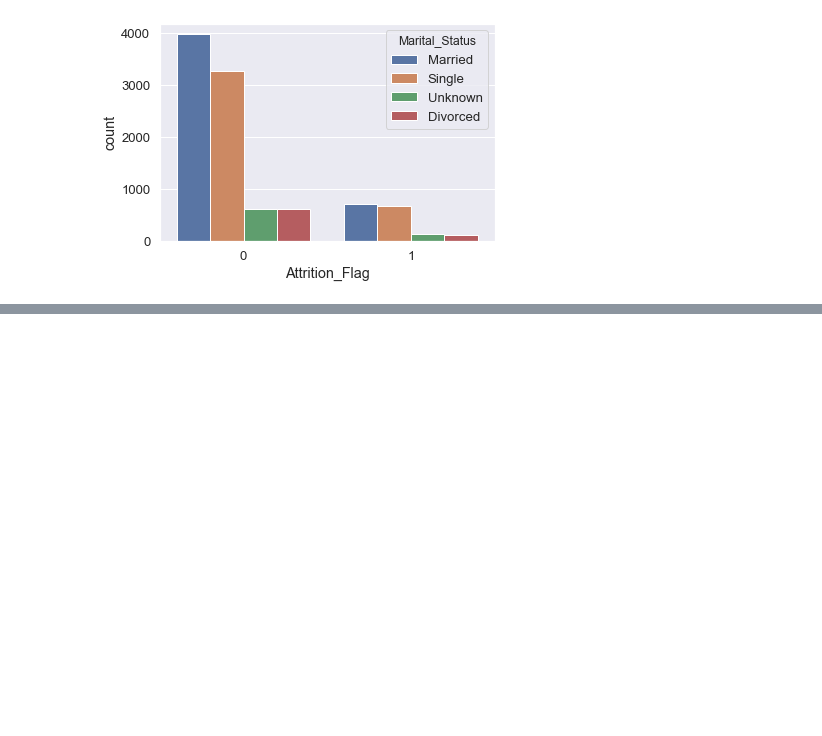
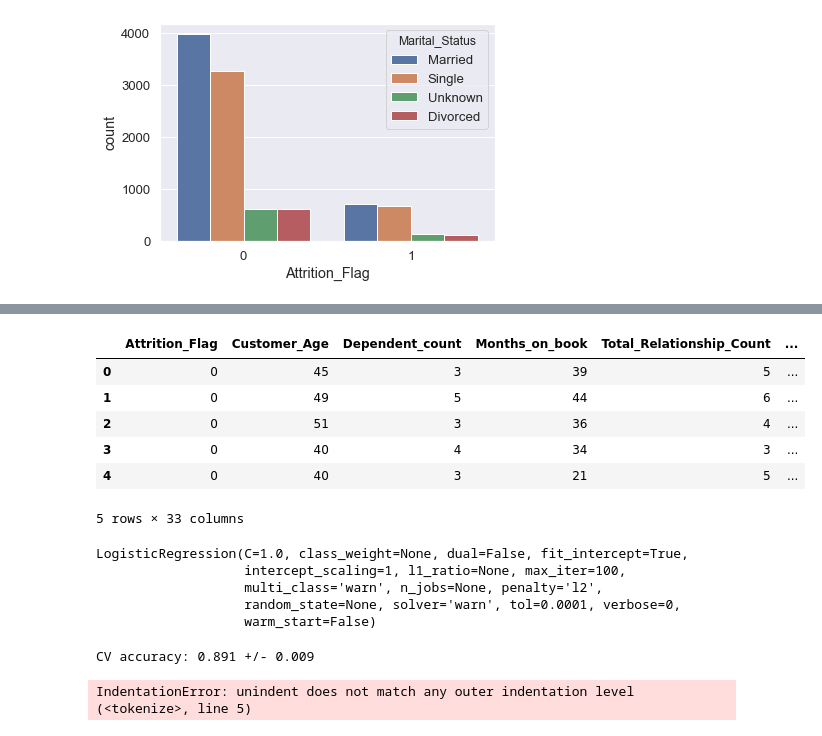
Before and after one commit to tahashahab/Practice, a Jupyter notebook: creditcard.ipynb, the cells around one changed output, grey strips where cells are left out. Drawn from its saved outputs; the diff is of its cells as text; code cells hidden in the pictures; blank space fills up the shorter version.

```diff
--- a/creditcard.ipynb
+++ b/creditcard.ipynb
@@ -157,0 +160,2 @@ sns.swarmplot(x='Attrition_Flag', y='Credit_Limit', data=credit, ax=ax, palette=
+# %%
+credit.drop('CLIENTNUM', axis=1, inplace=True)
@@ -157,0 +182,17 @@ sns.swarmplot(x='Attrition_Flag', y='Credit_Limit', data=credit, ax=ax, palette=
+# %%
+credit['Gender'] = pd.Categorical(credit['Gender'])
+credit['Education_Level'] = pd.Categorical(credit['Education_Level'])
+credit['Marital_Status'] = pd.Categorical(credit['Marital_Status'])
+credit['Income_Category'] = pd.Categorical(credit['Income_Category'])
+credit['Card_Category'] = pd.Categorical(credit['Card_Category'])
+# %%
+credit = pd.get_dummies(credit, drop_first=True)
+credit.head()
+# %% [output]
+|  | Attrition_Flag | Customer_Age | Dependent_count | Months_on_book | Total_Relationship_Count | ... |
+| 0 | 0 | 45 | 3 | 39 | 5 | ... |
+| 1 | 0 | 49 | 5 | 44 | 6 | ... |
+| 2 | 0 | 51 | 3 | 36 | 4 | ... |
+| 3 | 0 | 40 | 4 | 34 | 3 | ... |
+| 4 | 0 | 40 | 3 | 21 | 5 | ... |
+5 rows × 33 columns
@@ -157,0 +209,43 @@ sns.swarmplot(x='Attrition_Flag', y='Credit_Limit', data=credit, ax=ax, palette=
+# %%
+logreg = LogisticRegression()
+logreg.fit(X_train, y_train)
+# %% [output]
+LogisticRegression(C=1.0, class_weight=None, dual=False, fit_intercept=True,
+                   intercept_scaling=1, l1_ratio=None, max_iter=100,
+                   multi_class='warn', n_jobs=None, penalty='l2',
+                   random_state=None, solver='warn', tol=0.0001, verbose=0,
+                   warm_start=False)
+# %%
+scores = cross_val_score(logreg, X_train, y_train, cv=10)
+print('CV accuracy: %.3f +/- %.3f' % (np.mean(scores), np.std(scores)))
+# %% [output]
+CV accuracy: 0.891 +/- 0.009
+# %%
+def plot_learning_curve(estimator, title, X, y, ylim=None, cv=None,_jobs=1, train_sizes=np.linspace(.1, 1.0, 5)):
+      .figure()
+        title(title)
+
+    im is not None:
+        pl    im(*ylim)
+    plt    bel("Training examples")
+    plt.    el("Score")
+    train    es, train_scores, test_scores = learning_curve(
+       , X, y, cv cv, n_jobs=n_jobs, train_sizes=train_sizes)
+    train_s    s_mean = np.mean(train_scores, axis=1)
+    train_sc    _std = np.std(train_scores, axis=1)
+    test_scor    ean = np.mean(test_scores, axis=1)
+    test_score    d = np.std(test_scores, axis=1)
+    plt.grid()
+    fill_betw
+      rain_sizes, train_scores_mean - train_scores_std,
+                 + train_scores_std, alpha=0.1,
+                  fill_between(    n_sizes, test_scores_mean - test_scores_std,
+                  ,st_scores_std, alpha=0.1, color="g")
+    plt.plot(train_size    rain_scores_mean, 'o-', color="r",
+             label="Tr     plt.plot(train_sizes,    t_scores_mean, 'o-', color="g",
+             label="Vali
+    plt.legend(loc="best")
+     eturn plt
+    # Plot val    ion cur
+# %% [output]
+IndentationError: unindent does not match any outer indentation level (<tokenize>, line 5)
```
Also changed, not shown: parts of 7 cells of this notebook.
